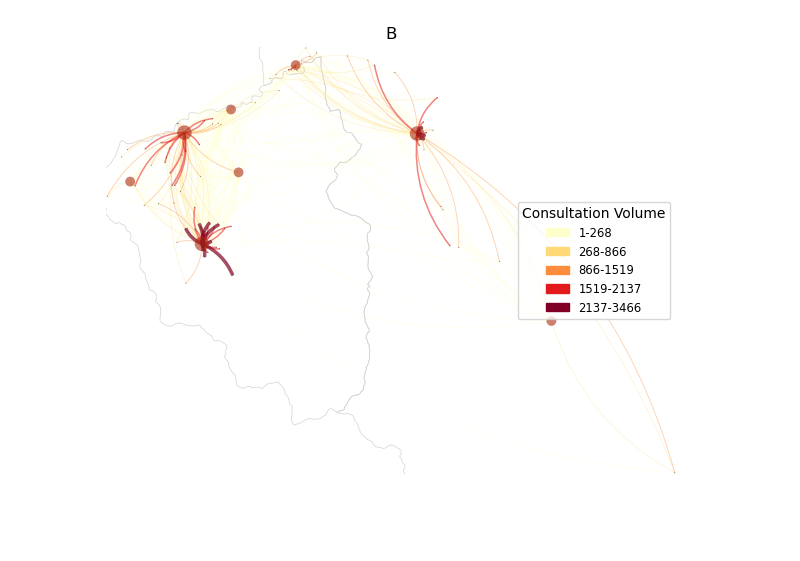
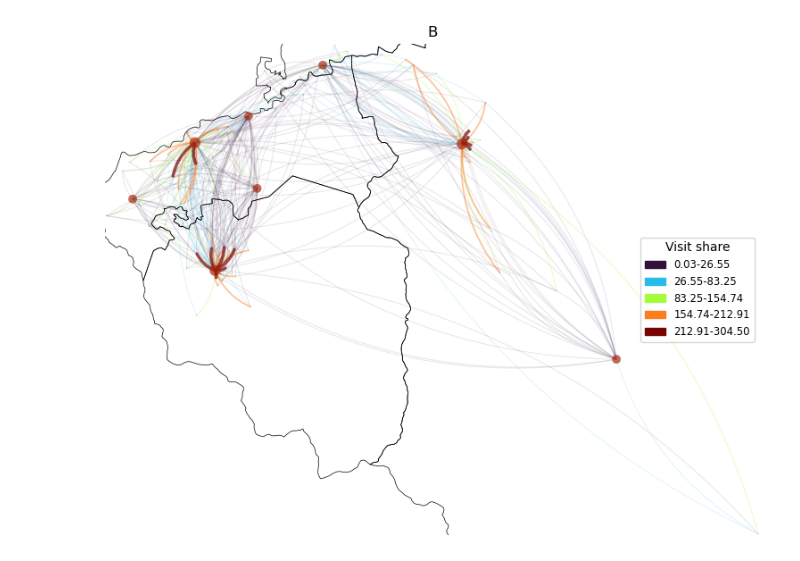
Before and after one commit to fportalesor/pcsa-community-detection, a Jupyter notebook: notebooks/flow_networks.ipynb, the cells around one changed output. Cells and saved outputs as stored; diff of their text form; code cells hidden in the pictures; blank space fills up the shorter version.

```diff
--- a/notebooks/flow_networks.ipynb
+++ b/notebooks/flow_networks.ipynb
@@ -74,13 +61,10 @@ visits_by_centre_and_tract.head()
 # %%
-urb_comms = ['PUENTE ALTO', 'SAN RAMÓN', 'LA FLORIDA', 'LA PINTANA', 'LA GRANJA']
-communes = gpd.read_file(input_dir / "COMUNA_C17.shp")
-communes = communes.to_crs(32719)
-communes_urb = communes.loc[communes.NOM_COMUNA.isin(urb_comms)]
-geometry = communes_urb.dissolve().geometry.iloc[0]
+cd = CommunityDetector(G, tracts, trials=30)
+result, score, time = cd.run_infomap(return_codelength=True, preferred_modules=39, measure_time=True,
+                                     enforce_spatial=True, strategy="strongest_connection", verbose=False)
 
-matrix["TractID_1"] = matrix["TractID_1"].astype(str)
-matrix["TractID_2"] = matrix["TractID_2"].astype(str)
+df = pd.DataFrame(result.items(), columns=["TractID", "community"])
 
-gc = NXGraphConstructor(matrix, weights_col="n_visits")
-gc.build_graph()
-G = gc.get_graph()
+polygon_dissolver = PolygonDissolver(tracts)
+pcsa = polygon_dissolver.process_community_outcomes(communities=df, verbose=False)
+pcsa.head()
@@ -139,34 +121,38 @@ plotter.save_plot(plots_dir / "flows_urban_communes.png", dpi=200)
 # %%
 rur_comms = ['SAN JOSÉ DE MAIPO', 'PIRQUE']
-communes_rur = communes.loc[communes.NOM_COMUNA.isin(rur_comms)]
-geometry = communes_rur.dissolve().geometry.iloc[0]
+pcsa_rur = pcsa.loc[pcsa.commune.isin(rur_comms)]
+geometry = pcsa_rur.dissolve().geometry.iloc[0]
+
 plotter.plot_graph(
-    graph=G,
-    bbox=geometry,
-    polygon_gdf=communes_rur,
-    weights_col="weight",
-    edge_alpha_min=0.3,
-    edge_alpha_max=0.7,
-    edge_width_min=0.5,
-    edge_width_max=2.5,
-    cmap_name="YlOrRd",
-    node_size=0.3,
-    vertex_color="black",
-    add_basemap=False,
-    polygon_edgecolor="lightgrey",
-    polygon_linewidth=0.5,
-    legend_title="Consultation Volume",
-    health_centre_df=visits_by_centre_and_tract,
-    health_centre_id_col="TractID_2",
-    health_centre_value_col="n_visits",
-    health_node_color="#AB2B13",
-    health_node_size_min=50,
-    health_node_size_max=1000,
-    health_node_alpha=0.6,
-    k_classes=5,
-    figsize=(6, 6),
-    zoom_to_nodes=True,
-    title="B"
+      graph=G,
+      bbox=geometry,
+      polygon_gdf=pcsa_rur,
+      weights_col="weight",
+      edge_alpha_min=0.1,
+      edge_alpha_max=0.7,
+      edge_width_min=0.75,
+      edge_width_max=2.5,
+      cmap_name="turbo",
+      node_size=0.15,
+      vertex_color="black",
+      add_basemap=False,
+      polygon_edgecolor="black",
+      polygon_linewidth=0.5,
+      polygon_alpha=1,
+      legend_title="Visit share",
+      health_centre_df=visits_by_centre_and_tract,
+      health_centre_id_col="TractID_2",
+      health_centre_value_col="n_visits",
+      health_node_color="#AB2B13",
+      health_node_size_min=50,
+      health_node_size_max=500,
+      health_node_alpha=0.7,
+      k_classes=5,
+      figsize=(8, 6),
+      zoom_to_nodes=True,
+      title="B"
 )
+
+plotter.save_plot(plots_dir / "pcsas_and_flows_rural_communes.png", dpi=200)
 # %% [output]
-[figure, old version]
+[figure, new version]
```
Also changed, not shown: parts of 10 cells of this notebook, 2 other files.
